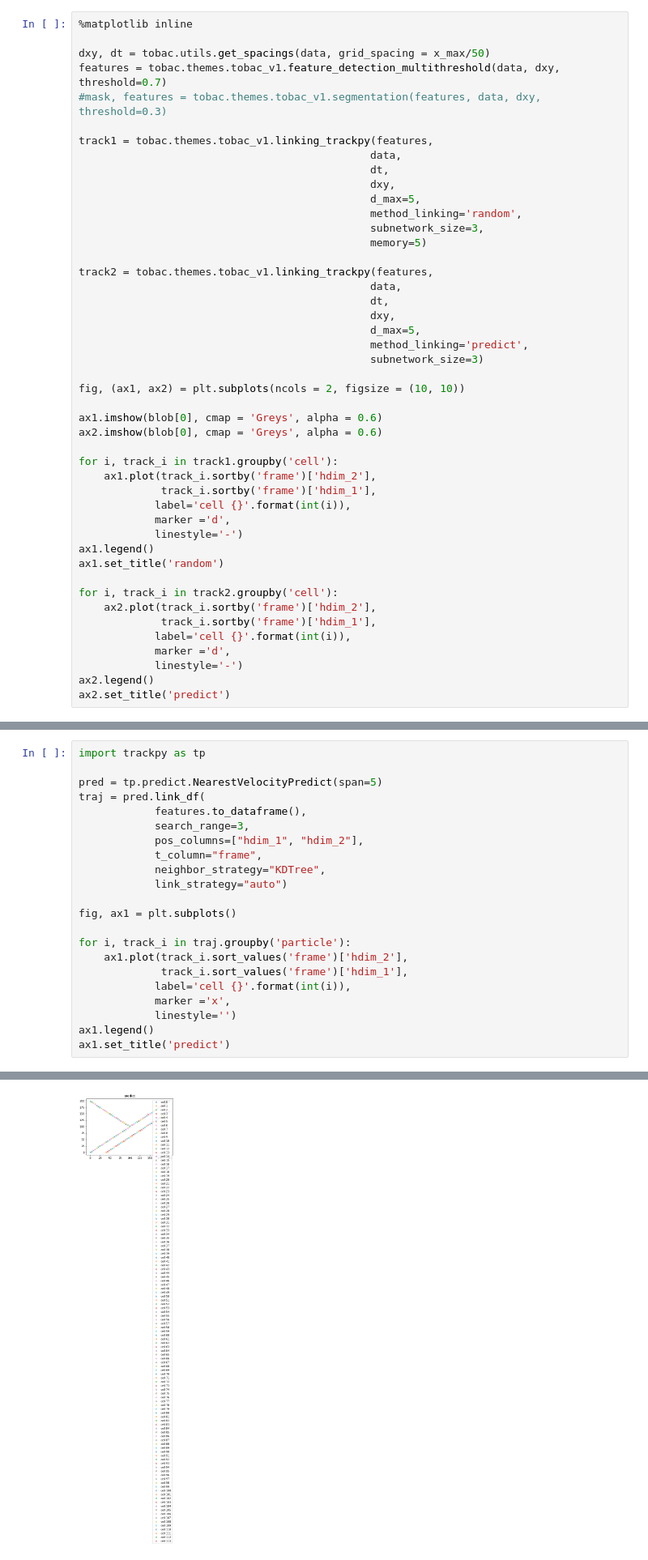
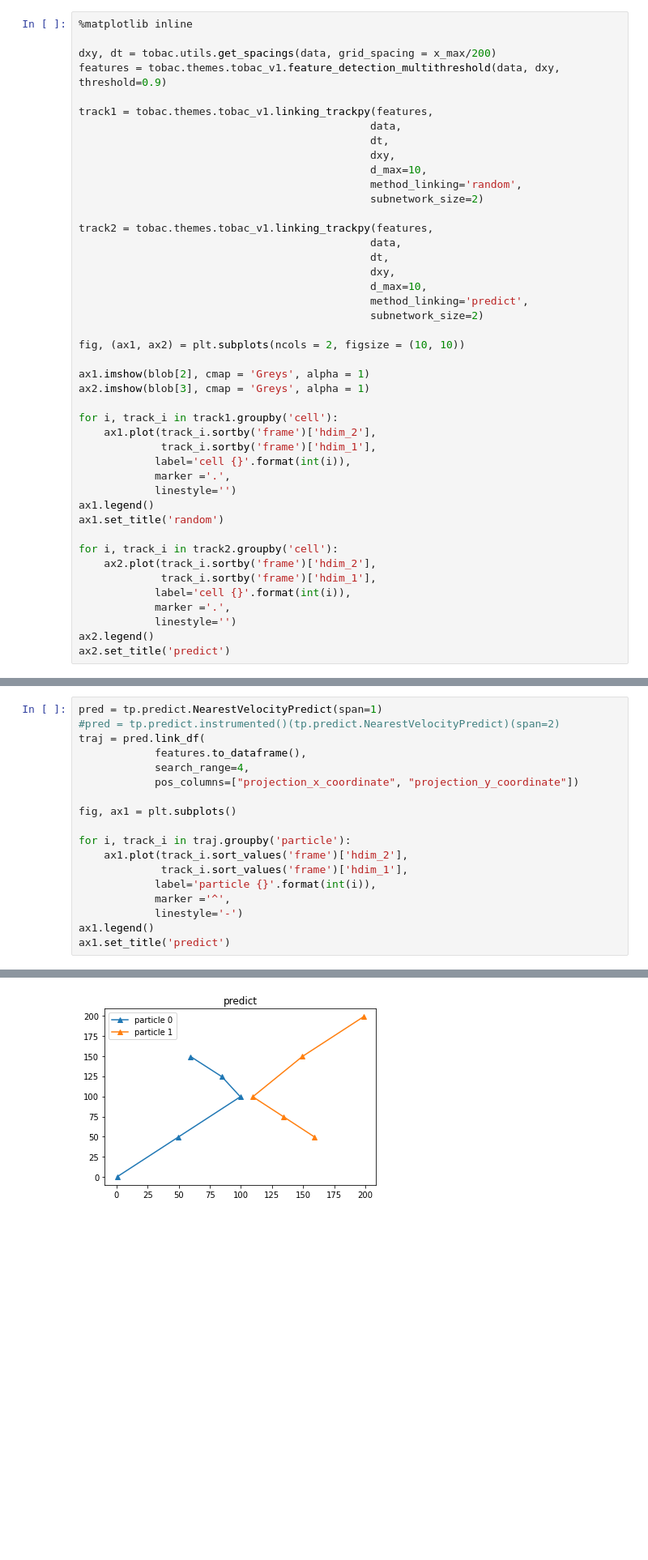
Before and after one commit to tobac-project/tobac-tutorials, a Jupyter notebook: tutorials/Basics/predict.ipynb, the cells around one changed output, grey strips where cells are left out. Shown at 81% size. Cells and saved outputs as stored; diff of their text form; blank space fills up the shorter version.

Commit message:
figuring out issue in trackpy

```diff
--- a/tutorials/Basics/predict.ipynb
+++ b/tutorials/Basics/predict.ipynb
@@ -71,38 +125,36 @@ anim = FuncAnimation(fig, animate, frames = 50)
 # %%
 %matplotlib inline
 
-dxy, dt = tobac.utils.get_spacings(data, grid_spacing = x_max/50)
-features = tobac.themes.tobac_v1.feature_detection_multithreshold(data, dxy, threshold=0.7)
-#mask, features = tobac.themes.tobac_v1.segmentation(features, data, dxy, threshold=0.3)
+dxy, dt = tobac.utils.get_spacings(data, grid_spacing = x_max/200)
+features = tobac.themes.tobac_v1.feature_detection_multithreshold(data, dxy, threshold=0.9)
 
 track1 = tobac.themes.tobac_v1.linking_trackpy(features,
                                               data,
                                               dt,
                                               dxy,
-                                              d_max=5,
+                                              d_max=10,
                                               method_linking='random',
-                                              subnetwork_size=3,
-                                              memory=5)
+                                              subnetwork_size=2)
 
 track2 = tobac.themes.tobac_v1.linking_trackpy(features,
                                               data,
                                               dt,
                                               dxy,
-                                              d_max=5,
+                                              d_max=10,
                                               method_linking='predict',
-                                              subnetwork_size=3)
+                                              subnetwork_size=2)
 
 fig, (ax1, ax2) = plt.subplots(ncols = 2, figsize = (10, 10))
 
-ax1.imshow(blob[0], cmap = 'Greys', alpha = 0.6)
-ax2.imshow(blob[0], cmap = 'Greys', alpha = 0.6)
+ax1.imshow(blob[2], cmap = 'Greys', alpha = 1)
+ax2.imshow(blob[3], cmap = 'Greys', alpha = 1)
 
 for i, track_i in track1.groupby('cell'):
     ax1.plot(track_i.sortby('frame')['hdim_2'],
              track_i.sortby('frame')['hdim_1'],
             label='cell {}'.format(int(i)),
-            marker ='d',
-            linestyle='-')
+            marker ='.',
+            linestyle='')
 ax1.legend()
 ax1.set_title('random')
 
@@ -110,8 +162,8 @@ for i, track_i in track2.groupby('cell'):
     ax2.plot(track_i.sortby('frame')['hdim_2'],
              track_i.sortby('frame')['hdim_1'],
             label='cell {}'.format(int(i)),
-            marker ='d',
-            linestyle='-')
+            marker ='.',
+            linestyle='')
 ax2.legend()
 ax2.set_title('predict')
 # %% [output]
@@ -170,23 +182,19 @@ Text(0.5, 1.0, 'predict')
 # %%
-import trackpy as tp
-
-pred = tp.predict.NearestVelocityPredict(span=5)
+pred = tp.predict.NearestVelocityPredict(span=1)
+#pred = tp.predict.instrumented()(tp.predict.NearestVelocityPredict)(span=2)
 traj = pred.link_df(
             features.to_dataframe(),
-            search_range=3,
-            pos_columns=["hdim_1", "hdim_2"],
-            t_column="frame",
-            neighbor_strategy="KDTree",
-            link_strategy="auto")
+            search_range=4,
+            pos_columns=["projection_x_coordinate", "projection_y_coordinate"])
 
 fig, ax1 = plt.subplots()
 
 for i, track_i in traj.groupby('particle'):
     ax1.plot(track_i.sort_values('frame')['hdim_2'],
              track_i.sort_values('frame')['hdim_1'],
-            label='cell {}'.format(int(i)),
-            marker ='x',
-            linestyle='')
+            label='particle {}'.format(int(i)),
+            marker ='^',
+            linestyle='-')
 ax1.legend()
 ax1.set_title('predict')
 # %% [output]
@@ -194,2 +202,2 @@ Frame 49: 2 trajectories present.
 Text(0.5, 1.0, 'predict')
-[figure, old version]
+[figure, new version]
```
Also changed, not shown: parts of 18 cells of this notebook.
